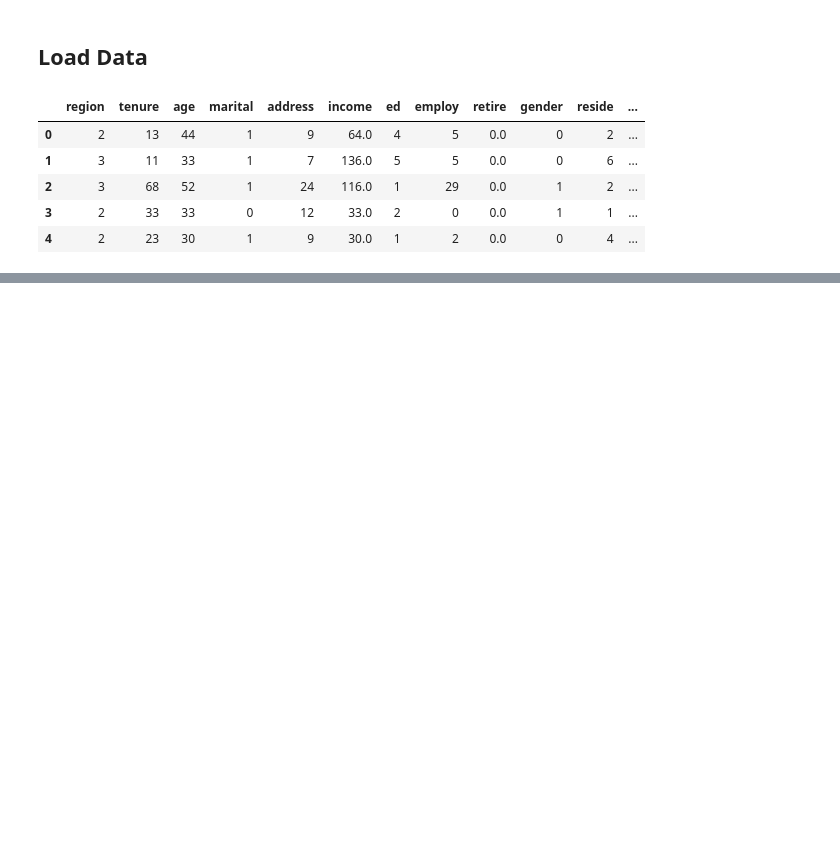
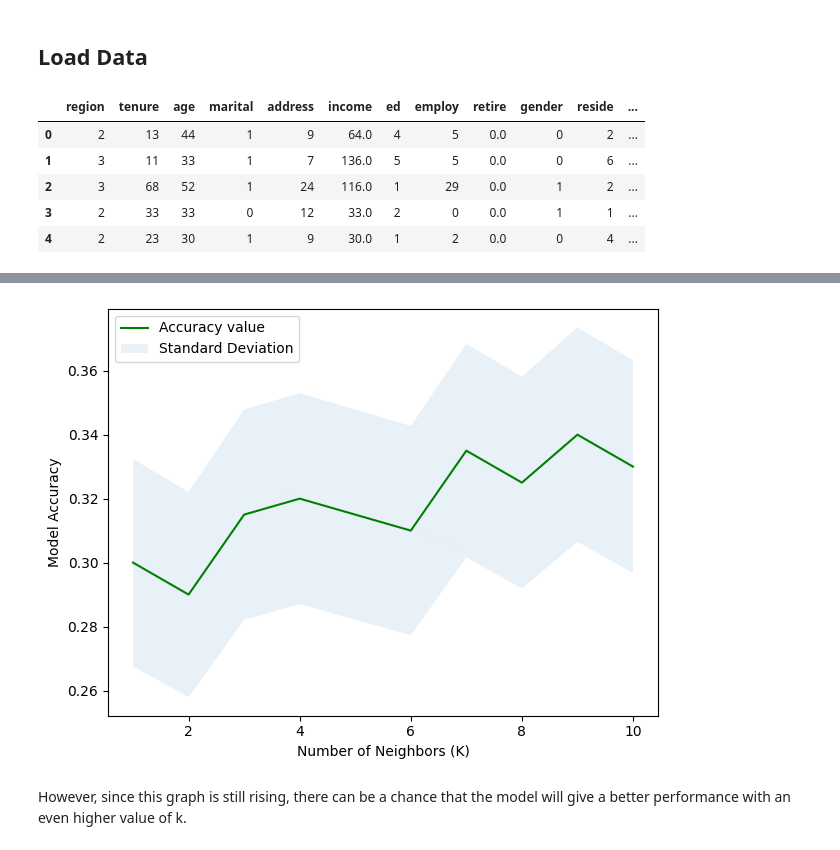
Before and after one commit to David-Adeleye/IBM_telecom_service_user_classification, a Jupyter notebook: notebooks/KNN_Classification.ipynb, the cells around one changed output, grey strips where cells are left out. Cells and saved outputs as stored; diff of their text form; code cells hidden in the pictures; blank space fills up the shorter version.

Commit message:
Completed model training and c lassification

```diff
--- a/notebooks/KNN_Classification.ipynb
+++ b/notebooks/KNN_Classification.ipynb
@@ -49,0 +115,4 @@ df.head()
+# %%
+# separate the data into the input data set and the target data set
+X = df.drop('custcat', axis=1)
+y = df['custcat']
@@ -49,0 +127,3 @@ df.head()
+# %%
+#Normalize the data
+X_norm = StandardScaler().fit_transform(X)
@@ -49,0 +132,3 @@ df.head()
+# %%
+# Split the data into train and test sets
+X_train, X_test, y_train, y_test = train_test_split(X_norm, y, test_size=0.2, random_state=4)
@@ -49,0 +179,10 @@ df.head()
+# %%
+Ks = 10
+acc = np.zeros((Ks))
+std_acc = np.zeros((Ks))
+for n in range(1,Ks+1):
+    #Train Model and Predict
+    knn_model_n = KNeighborsClassifier(n_neighbors = n).fit(X_train,y_train)
+    yhat = knn_model_n.predict(X_test)
+    acc[n-1] = accuracy_score(y_test, yhat)
+    std_acc[n-1] = np.std(yhat==y_test)/np.sqrt(yhat.shape[0])
@@ -49,0 +192,12 @@ df.head()
+# %%
+plt.plot(range(1,Ks+1),acc,'g')
+plt.fill_between(range(1,Ks+1),acc - 1 * std_acc,acc + 1 * std_acc, alpha=0.10)
+plt.legend(('Accuracy value', 'Standard Deviation'))
+plt.ylabel('Model Accuracy')
+plt.xlabel('Number of Neighbors (K)')
+plt.tight_layout()
+plt.show()
+# %% [output]
+[figure, added]
+# %% [markdown]
+However, since this graph is still rising, there can be a chance that the model will give a better performance with an even higher value of k.
```
Also changed, not shown: parts of 21 cells of this notebook, 1 other file.
